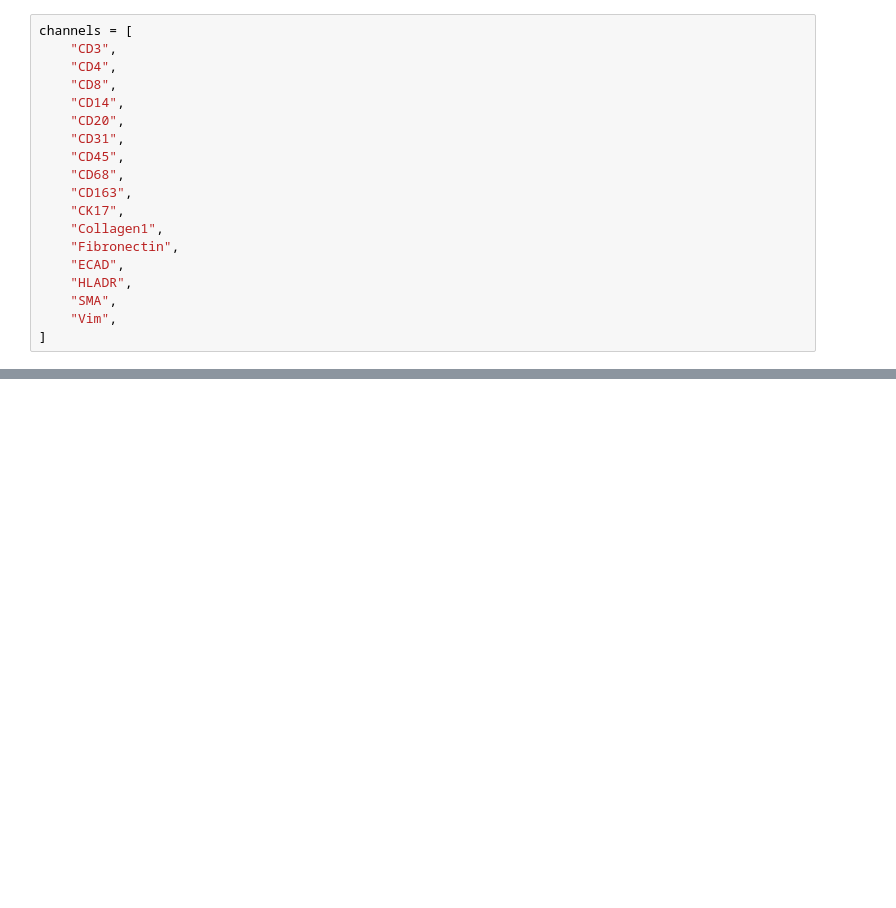
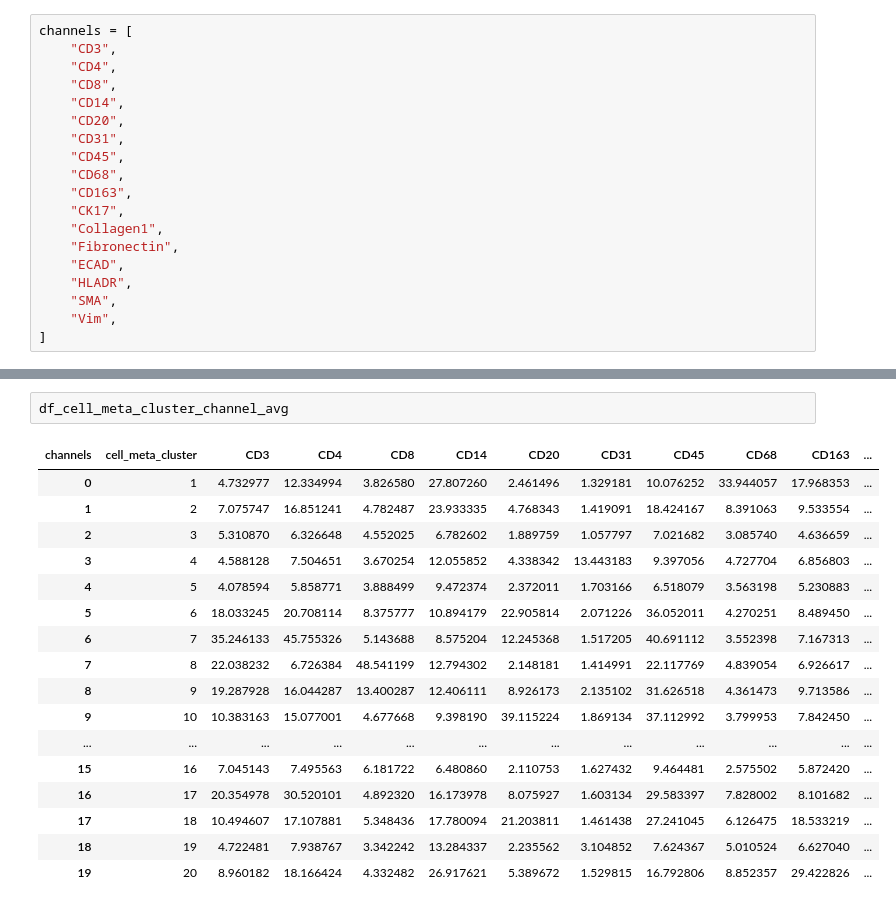
Before and after one commit to saeyslab/napari-sparrow, a Jupyter notebook: docs/tutorials/general/FlowSOM_for_pixel_and_cell_clustering.ipynb, the cells around one changed output, grey strips where cells are left out. Drawn from its saved outputs; the diff is of its cells as text; blank space fills up the shorter version.

```diff
--- a/docs/tutorials/general/FlowSOM_for_pixel_and_cell_clustering.ipynb
+++ b/docs/tutorials/general/FlowSOM_for_pixel_and_cell_clustering.ipynb
@@ -274 +271,21 @@ df
 100 rows × 19 columns
+# %%
+df_cell_meta_cluster_channel_avg
+# %% [output]
+| channels | cell_meta_cluster | CD3 | CD4 | CD8 | CD14 | CD20 | CD31 | CD45 | CD68 | CD163 | ... |
+| 0 | 1 | 4.732977 | 12.334994 | 3.826580 | 27.807260 | 2.461496 | 1.329181 | 10.076252 | 33.944057 | 17.968353 | ... |
+| 1 | 2 | 7.075747 | 16.851241 | 4.782487 | 23.933335 | 4.768343 | 1.419091 | 18.424167 | 8.391063 | 9.533554 | ... |
+| 2 | 3 | 5.310870 | 6.326648 | 4.552025 | 6.782602 | 1.889759 | 1.057797 | 7.021682 | 3.085740 | 4.636659 | ... |
+| 3 | 4 | 4.588128 | 7.504651 | 3.670254 | 12.055852 | 4.338342 | 13.443183 | 9.397056 | 4.727704 | 6.856803 | ... |
+| 4 | 5 | 4.078594 | 5.858771 | 3.888499 | 9.472374 | 2.372011 | 1.703166 | 6.518079 | 3.563198 | 5.230883 | ... |
+| 5 | 6 | 18.033245 | 20.708114 | 8.375777 | 10.894179 | 22.905814 | 2.071226 | 36.052011 | 4.270251 | 8.489450 | ... |
+| 6 | 7 | 35.246133 | 45.755326 | 5.143688 | 8.575204 | 12.245368 | 1.517205 | 40.691112 | 3.552398 | 7.167313 | ... |
+| 7 | 8 | 22.038232 | 6.726384 | 48.541199 | 12.794302 | 2.148181 | 1.414991 | 22.117769 | 4.839054 | 6.926617 | ... |
+| 8 | 9 | 19.287928 | 16.044287 | 13.400287 | 12.406111 | 8.926173 | 2.135102 | 31.626518 | 4.361473 | 9.713586 | ... |
+| 9 | 10 | 10.383163 | 15.077001 | 4.677668 | 9.398190 | 39.115224 | 1.869134 | 37.112992 | 3.799953 | 7.842450 | ... |
+| ... | ... | ... | ... | ... | ... | ... | ... | ... | ... | ... | ... |
+| 15 | 16 | 7.045143 | 7.495563 | 6.181722 | 6.480860 | 2.110753 | 1.627432 | 9.464481 | 2.575502 | 5.872420 | ... |
+| 16 | 17 | 20.354978 | 30.520101 | 4.892320 | 16.173978 | 8.075927 | 1.603134 | 29.583397 | 7.828002 | 8.101682 | ... |
+| 17 | 18 | 10.494607 | 17.107881 | 5.348436 | 17.780094 | 21.203811 | 1.461438 | 27.241045 | 6.126475 | 18.533219 | ... |
+| 18 | 19 | 4.722481 | 7.938767 | 3.342242 | 13.284337 | 2.235562 | 3.104852 | 7.624367 | 5.010524 | 6.627040 | ... |
+| 19 | 20 | 8.960182 | 18.166424 | 4.332482 | 26.917621 | 5.389672 | 1.529815 | 16.792806 | 8.852357 | 29.422826 | ... |
```
Also changed, not shown: parts of 9 cells of this notebook, 4 other files.
